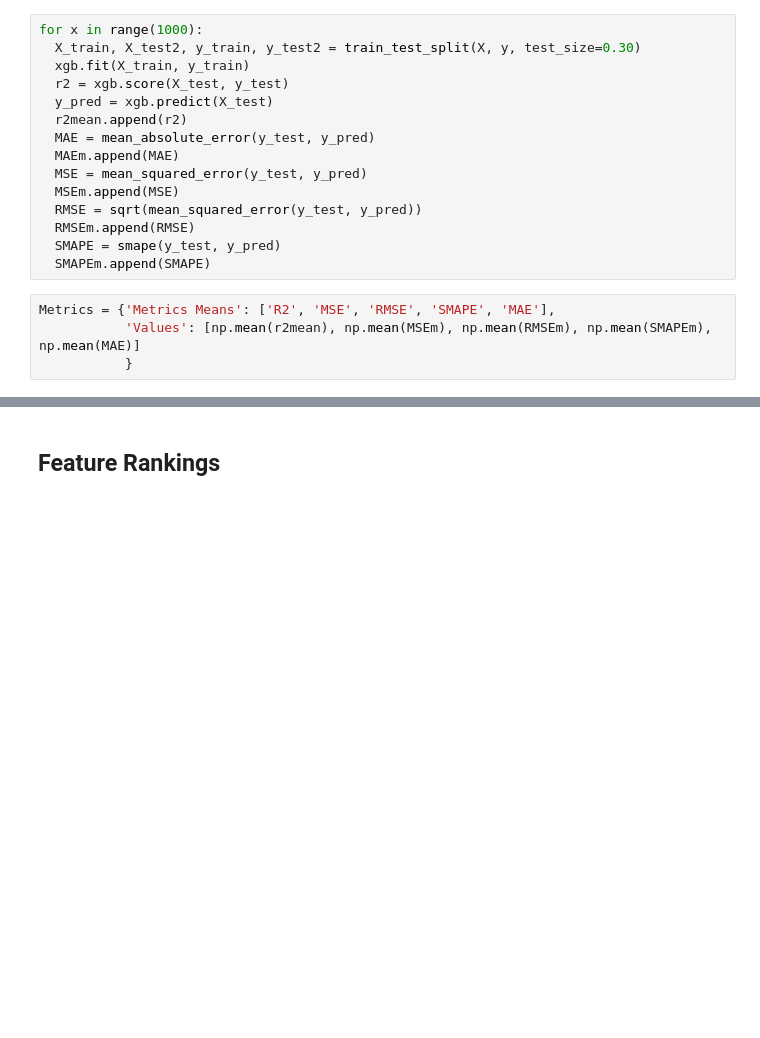
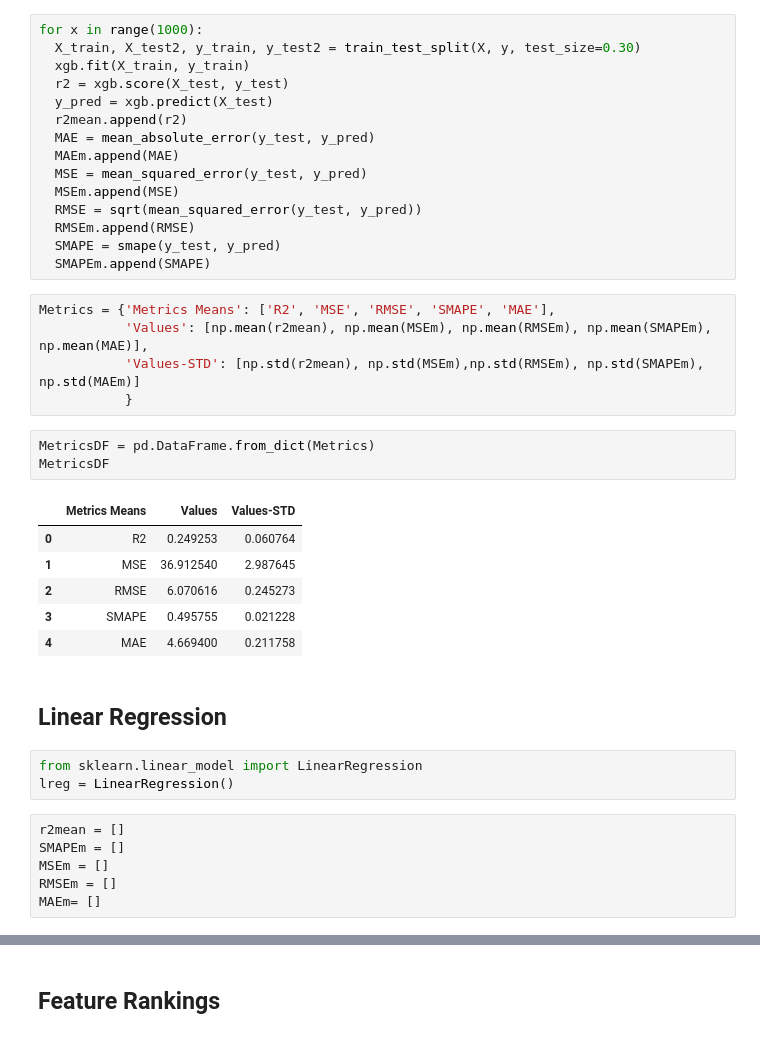
Before and after one commit to gabrielcerono/DiabetesColaboration, a Jupyter notebook: diabetes_regression_AlOlaiwi2018_dataset.ipynb, the cells around one changed output, grey strips where cells are left out. Saved outputs shown, nothing was run; the diff lists cells and outputs as text; blank space fills up the shorter version.

```diff
--- a/diabetes_regression_AlOlaiwi2018_dataset.ipynb
+++ b/diabetes_regression_AlOlaiwi2018_dataset.ipynb
@@ -185,5 +186,27 @@ for x in range(1000):
   SMAPEm.append(SMAPE)
 # %%
 Metrics = {'Metrics Means': ['R2', 'MSE', 'RMSE', 'SMAPE', 'MAE'],
-           'Values': [np.mean(r2mean), np.mean(MSEm), np.mean(RMSEm), np.mean(SMAPEm), np.mean(MAE)]
+           'Values': [np.mean(r2mean), np.mean(MSEm), np.mean(RMSEm), np.mean(SMAPEm), np.mean(MAE)],
+           'Values-STD': [np.std(r2mean), np.std(MSEm),np.std(RMSEm), np.std(SMAPEm), np.std(MAEm)]
            }
+# %%
+MetricsDF = pd.DataFrame.from_dict(Metrics)
+MetricsDF
+# %% [output]
+|  | Metrics Means | Values | Values-STD |
+| 0 | R2 | 0.249253 | 0.060764 |
+| 1 | MSE | 36.912540 | 2.987645 |
+| 2 | RMSE | 6.070616 | 0.245273 |
+| 3 | SMAPE | 0.495755 | 0.021228 |
+| 4 | MAE | 4.669400 | 0.211758 |
+# %% [markdown]
+## Linear Regression
+# %%
+from sklearn.linear_model import LinearRegression
+lreg = LinearRegression()
+# %%
+r2mean = []
+SMAPEm = []
+MSEm = []
+RMSEm = []
+MAEm= []
```
Also changed, not shown: parts of 13 cells of this notebook.
